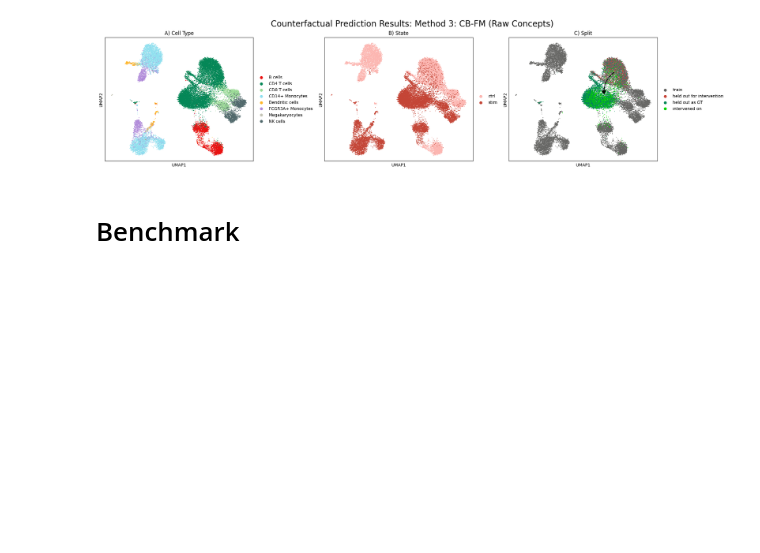
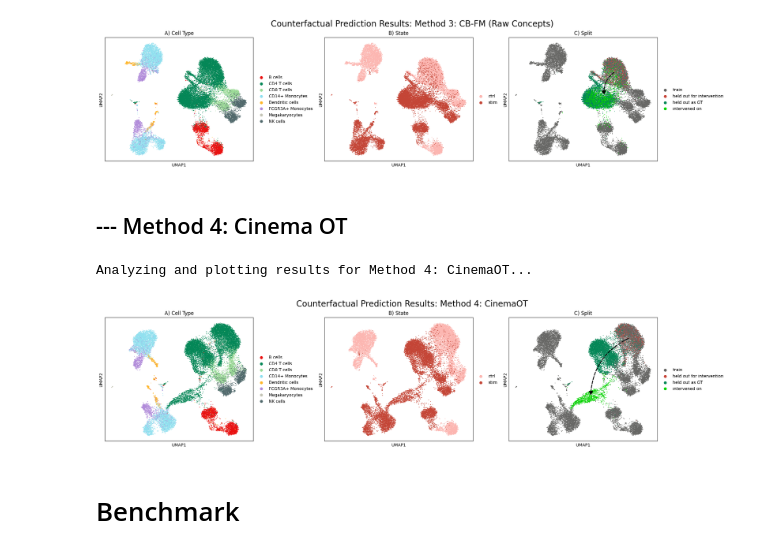
Before and after one commit to almaan/scCBGM, a Jupyter notebook: notebooks/analysis/kang_zero_shot_cb_fm.ipynb, the cells around one changed output. Cells and saved outputs as stored; diff of their text form; code cells hidden in the pictures; blank space fills up the shorter version.

```diff
--- a/notebooks/analysis/kang_zero_shot_cb_fm.ipynb
+++ b/notebooks/analysis/kang_zero_shot_cb_fm.ipynb
@@ -435,3 +444,5 @@ analyze_and_plot_results(adata, pred_adata_fm_raw, adata_test, "Method 3: CB-FM
 # %% [output]
 Analyzing and plotting results for Method 3: CB-FM (Raw Concepts)...
 [figure]
+# %% [markdown]
+## --- Method 4: Cinema OT
@@ -438,3 +533,14 @@ Analyzing and plotting results for Method 3: CB-FM (Raw Concepts)...
+# %%
+adata_test_predicted = predict_with_cot(adata_train,
+                                        adata_inter,
+                                        hold_out_label,
+                                        thresh = 0.5,
+                                        eps = 0.001)
+# %%
+analyze_and_plot_results(adata, adata_test_predicted, adata_test, "Method 4: CinemaOT")
+# %% [output]
+Analyzing and plotting results for Method 4: CinemaOT...
+[figure, added]
 # %% [markdown]
 # Benchmark
 # %%
```
Also changed, not shown: parts of 7 cells of this notebook, 28 other files.
